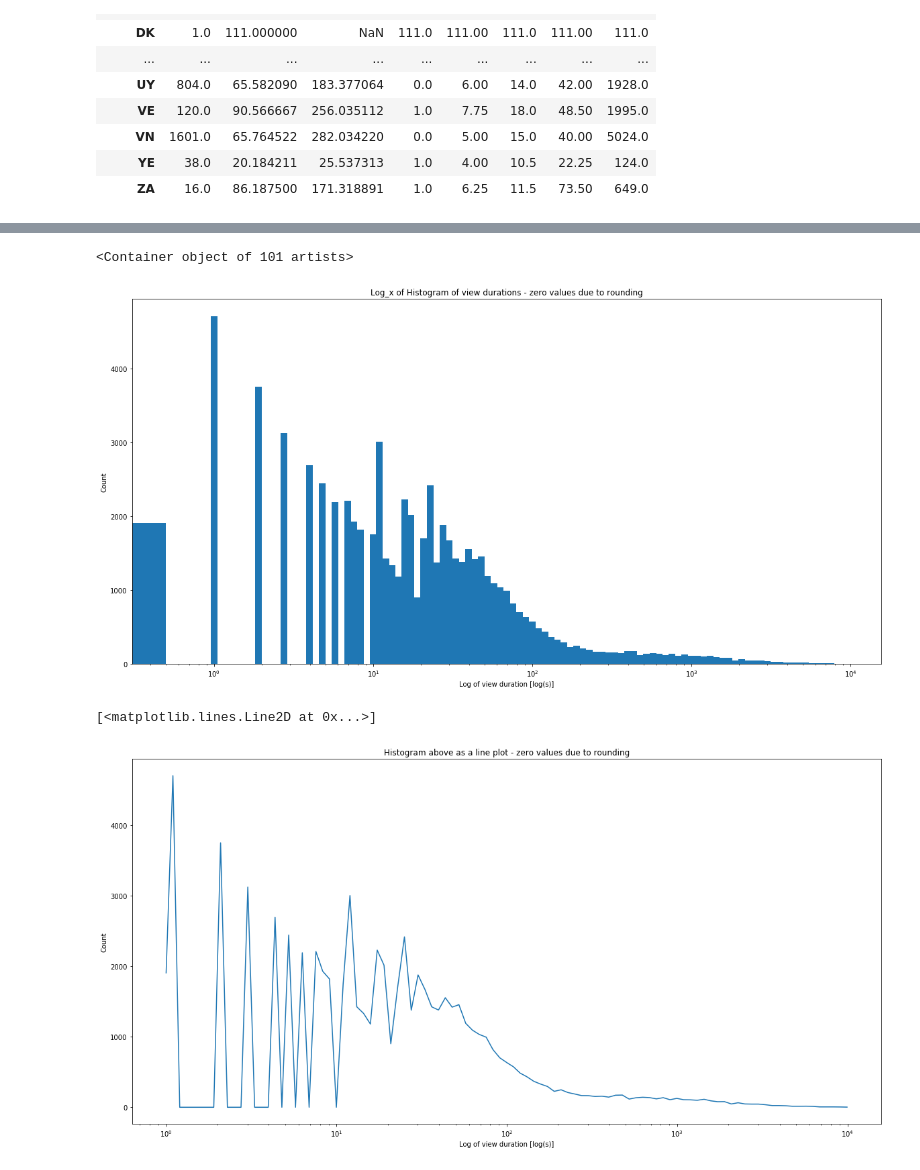
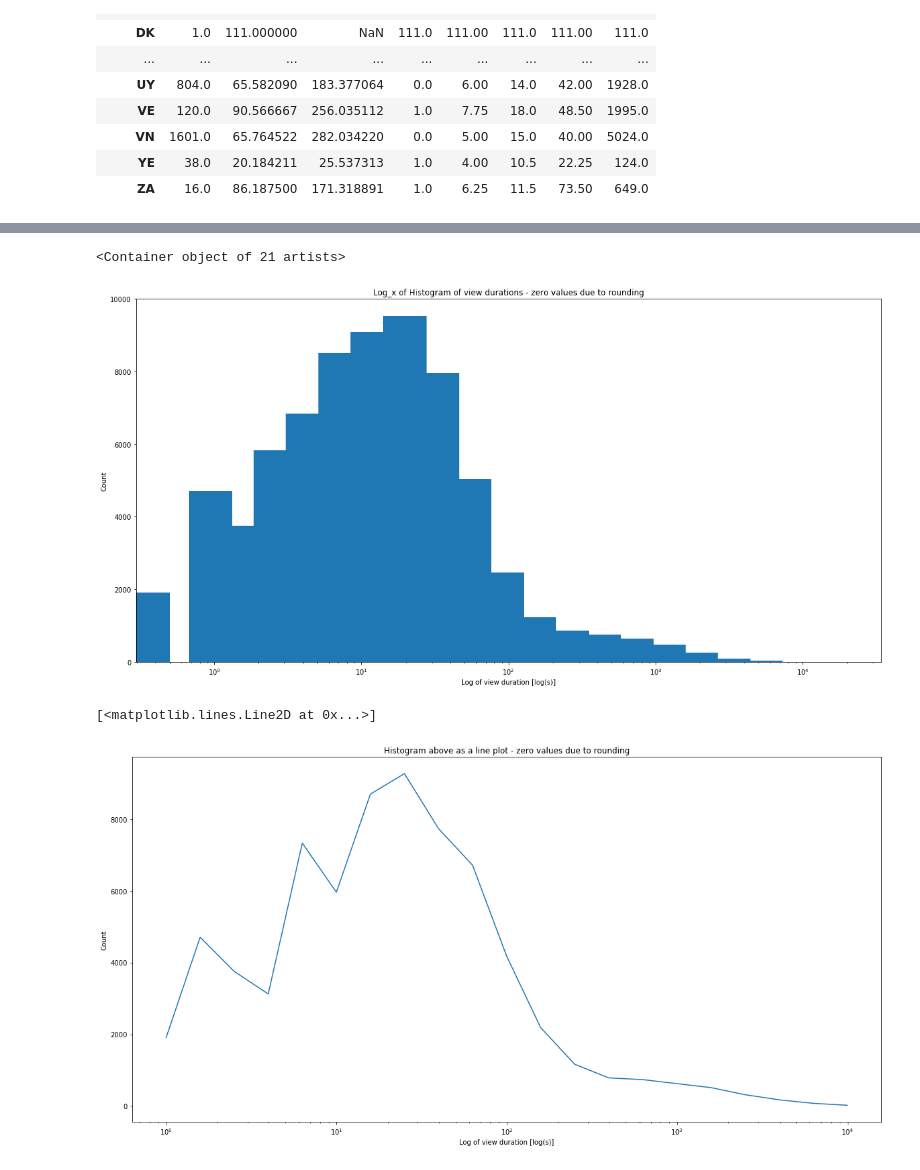
Before and after one commit to OisinB/notebooks, a Jupyter notebook: data_analysis/view_duration.ipynb, the cells around one changed output, grey strips where cells are left out. Cells and saved outputs as stored; diff of their text form; code cells hidden in the pictures.

```diff
--- a/data_analysis/view_duration.ipynb
+++ b/data_analysis/view_duration.ipynb
@@ -70,3 +72,6 @@ plt.title('Culative timeline of log events')
 #test.loc[:, 2212526.0].dropna()
 # %%
 #df[df.user_id == 2212526].dropna(axis=1, how = 'all')
+# %%
+#Drop the outlier
+df = df.drop(df[df.view_duration == 127695].index)
@@ -140,29 +170,29 @@ This plot kind of works as a histogram as each value is rounded to the nearest s
 # %%
 #make an exp hist
-num_bins = 100
+num_bins = 20
 values = df.view_duration.values
-max_x = max(values[values<10**4]) #Drop 127695 -> plot above shows it's an outlier
+max_x = max(values)
 log_max = pd.np.log10(max_x)
 bin_size = log_max/num_bins
 start = 0
 bins = []
 counts = []
 for i in range(num_bins+1):
     end = 10**(i*bin_size)
     bins.append((start,end))
     counts.append(len(values[(values < end) & (values >= start)]))
     start = end
 x_points = [b[0] for b in bins]
 widths = [b[1] - b[0] for b in bins]
 fig = plt.figure(figsize=[20,10])
 plt.xscale('log')
 plt.title("Log_x of Histogram of view durations - zero values due to rounding")
 plt.ylabel("Count")
 plt.xlabel("Log of view duration [log(s)]")
 plt.bar(x_points, counts, widths)
 # %% [output]
-<Container object of 101 artists>
+<Container object of 21 artists>
-[figure, old version]
+[figure, new version]
 # %%
 x_points = [b[1] for b in bins]
 fig = plt.figure(figsize=[20,10])
@@ -172,4 +202,4 @@ plt.xlabel("Log of view duration [log(s)]")
 plt.semilogx(x_points, counts)
 # %% [output]
 [<matplotlib.lines.Line2D at 0x...>]
-[figure, old version]
+[figure, new version]
```
Also changed, not shown: parts of 27 cells of this notebook.
